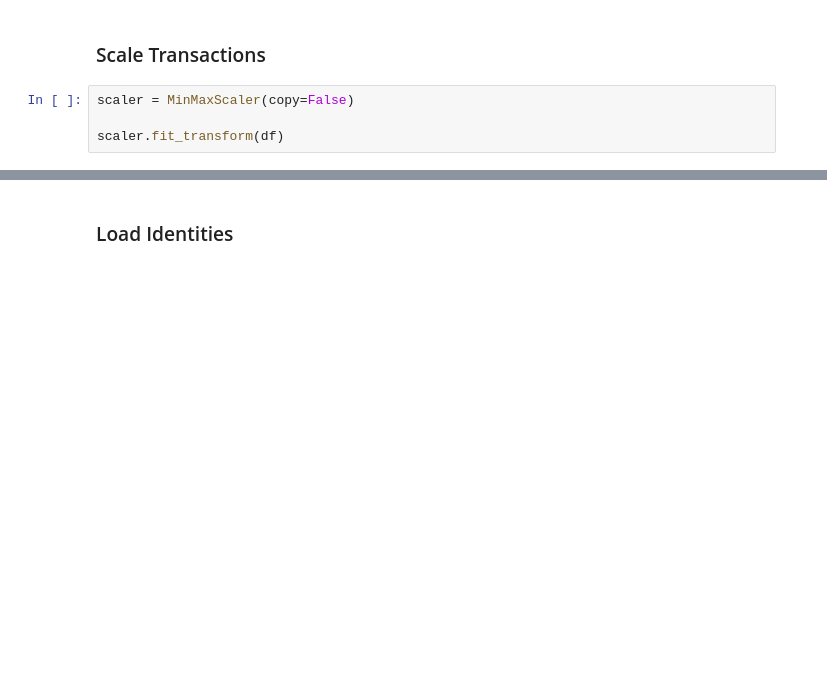
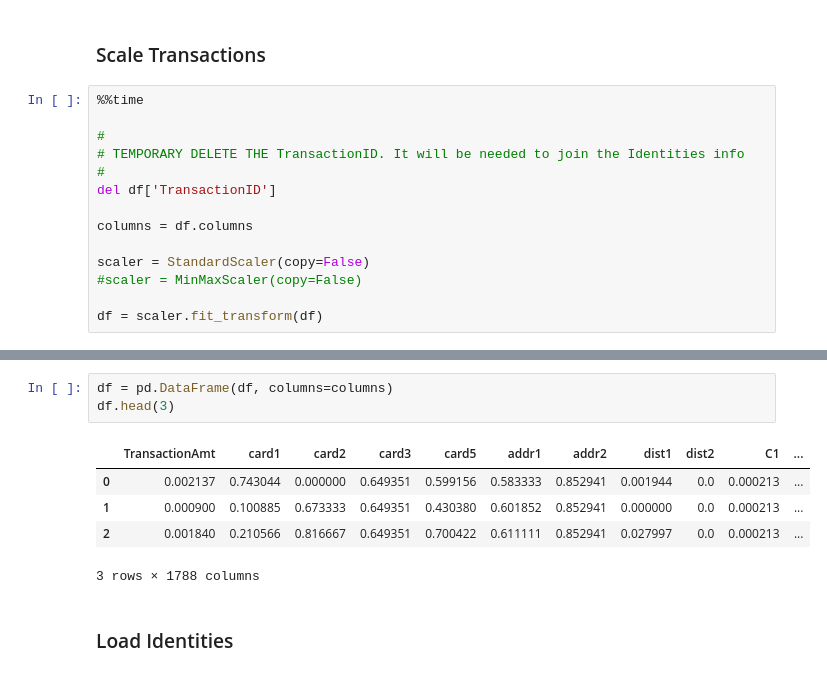
Before and after one commit to ippeter/Transactions, a Jupyter notebook: Transactions v1 20190716.ipynb, the cells around one changed output, grey strips where cells are left out. Drawn from its saved outputs; the diff is of its cells as text; blank space fills up the shorter version.

Commit message:
Ready for test data

```diff
--- a/Transactions v1 20190716.ipynb
+++ b/Transactions v1 20190716.ipynb
@@ -385,7 +388,17 @@ df.shape
 (590540, 1789)
 # %% [markdown]
 ### Scale Transactions
-# %%
-scaler = MinMaxScaler(copy=False)
-
-scaler.fit_transform(df)
+# %%
+%%time
+
+#
+# TEMPORARY DELETE THE TransactionID. It will be needed to join the Identities info
+#
+del df['TransactionID']
+
+columns = df.columns
+
+scaler = StandardScaler(copy=False)
+#scaler = MinMaxScaler(copy=False)
+
+df = scaler.fit_transform(df)
@@ -392,3 +407,12 @@ scaler.fit_transform(df)
+# %%
+df = pd.DataFrame(df, columns=columns)
+df.head(3)
+# %% [output]
+|  | TransactionAmt | card1 | card2 | card3 | card5 | addr1 | addr2 | dist1 | dist2 | C1 | ... |
+| 0 | 0.002137 | 0.743044 | 0.000000 | 0.649351 | 0.599156 | 0.583333 | 0.852941 | 0.001944 | 0.0 | 0.000213 | ... |
+| 1 | 0.000900 | 0.100885 | 0.673333 | 0.649351 | 0.430380 | 0.601852 | 0.852941 | 0.000000 | 0.0 | 0.000213 | ... |
+| 2 | 0.001840 | 0.210566 | 0.816667 | 0.649351 | 0.700422 | 0.611111 | 0.852941 | 0.027997 | 0.0 | 0.000213 | ... |
+3 rows × 1788 columns
 # %% [markdown]
 ### Load Identities
 # %%
```
Also changed, not shown: parts of 24 cells of this notebook.
